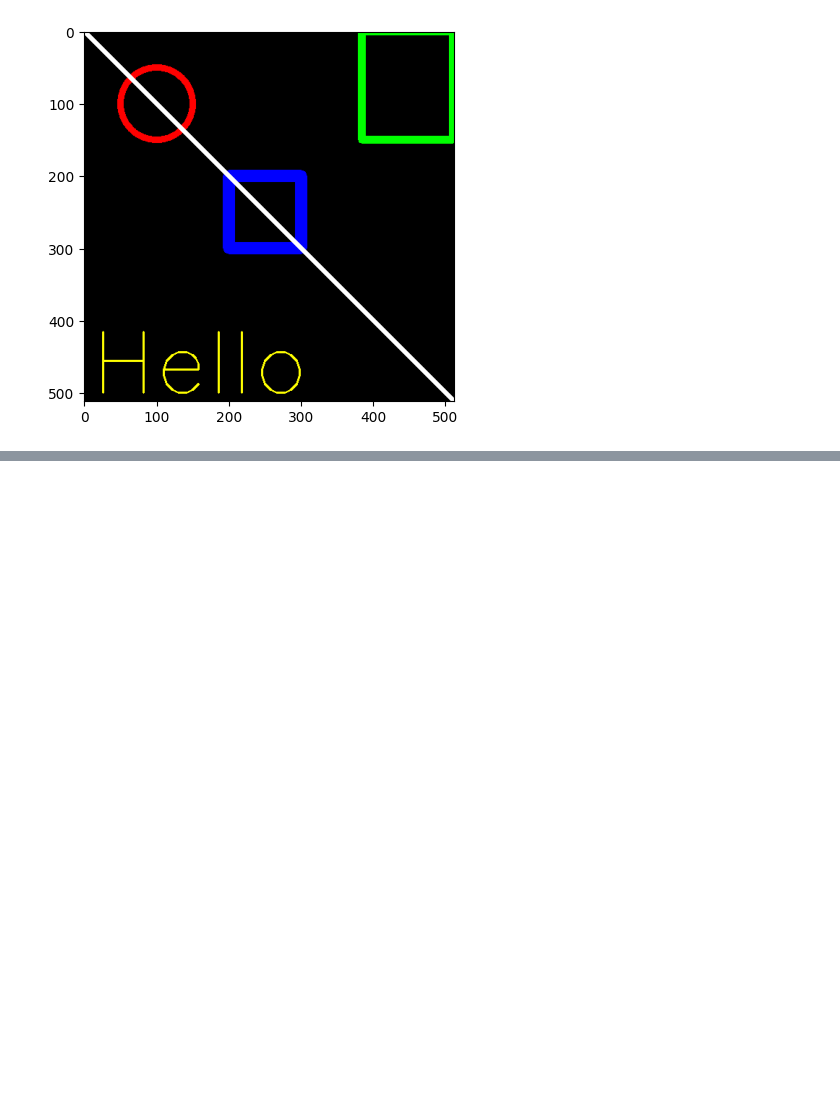
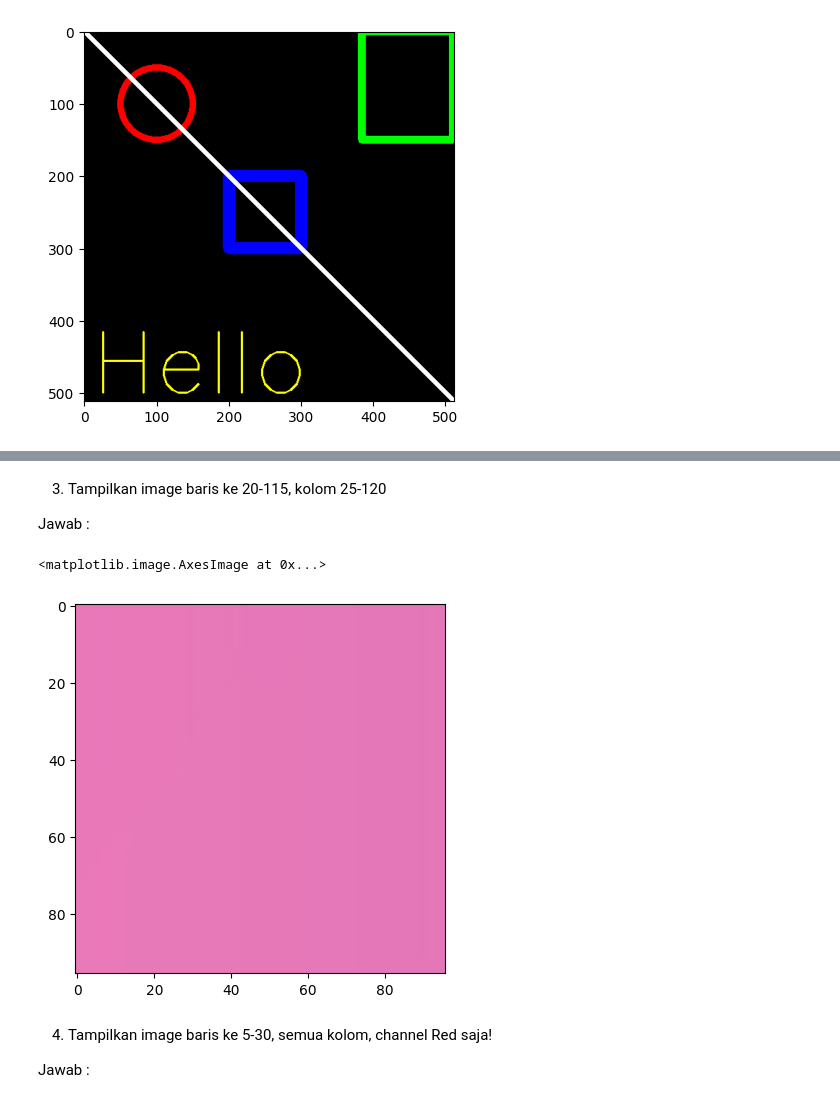
Before and after one commit to Elfeny7/ComputerVision_Learn, a Jupyter notebook: Week2.ipynb, the cells around one changed output, grey strips where cells are left out. Drawn from its saved outputs; the diff is of its cells as text; code cells hidden in the pictures; blank space fills up the shorter version.

```diff
--- a/Week2.ipynb
+++ b/Week2.ipynb
@@ -101,0 +196,15 @@ plt.imshow(black_img)
+# %% [markdown]
+3. Tampilkan image baris ke 20-115, kolom 25-120
+
+Jawab :
+# %%
+cropped_img = img[20:116, 25:121]
+cropped_rgb_img = cv.cvtColor(cropped_img, cv.COLOR_BGR2RGB)
+plt.imshow(cropped_rgb_img)
+# %% [output]
+<matplotlib.image.AxesImage at 0x...>
+[figure, added]
+# %% [markdown]
+4. Tampilkan image baris ke 5-30, semua kolom, channel Red saja!
+
+Jawab :
```
Also changed, not shown: parts of 9 cells of this notebook.
